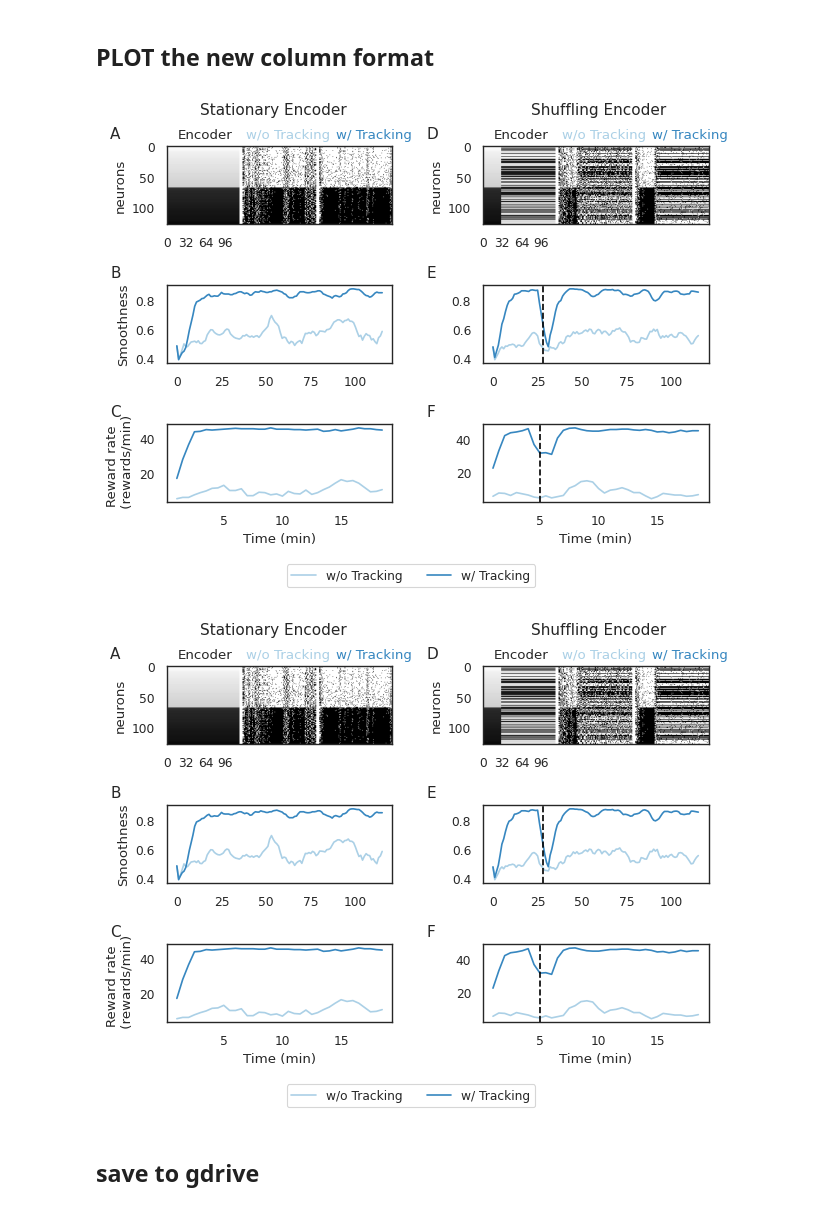
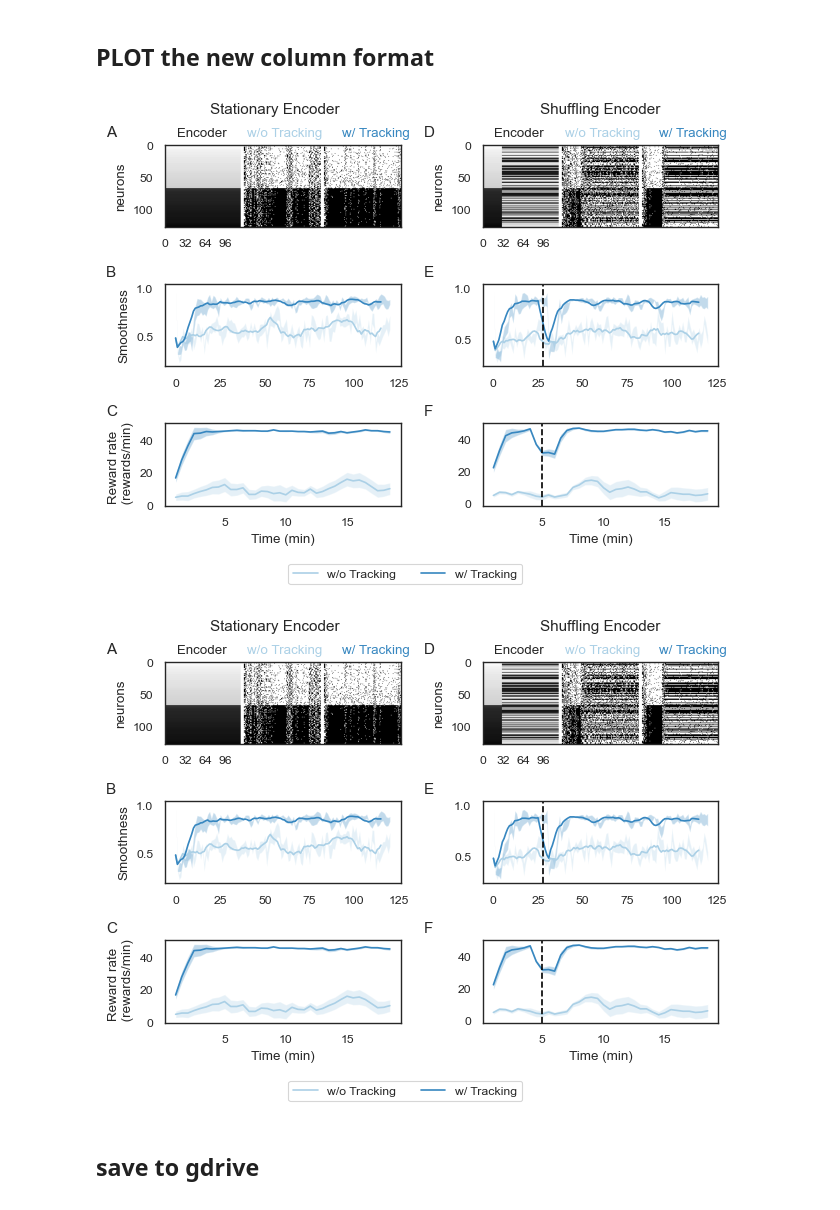
Before and after one commit to sijia66/adaptive_feature_selection, a Jupyter notebook: figure3_lasso_selection/231128_afs_figure3_full_feature_selection_full_lasso_random_seeds.ipynb, the cells around one changed output. Drawn from its saved outputs; the diff is of its cells as text; code cells hidden in the pictures.

Commit message:
add error bars  to the lasso results

```diff
--- a/figure3_lasso_selection/231128_afs_figure3_full_feature_selection_full_lasso_random_seeds.ipynb
+++ b/figure3_lasso_selection/231128_afs_figure3_full_feature_selection_full_lasso_random_seeds.ipynb
@@ -26,6 +26,7 @@ sns.set_style('white')
 
 save_to_gdrive = False # this is done through the gdrive's mapping to the local file system
 gdrive_directory = '/home/aolab/gdrive/Projects/Feature Selection/Figures/'
+error_bar_method = "sem" #  or percentiles
 dpi_value = 300
 # %% [markdown]
 # ideas
@@ -610,8 +671,8 @@ num_batches = encoder_weight_change_stationary.shape[0]
 delta_batch_for_display = 32
 
 # set the color palette for the figure
-sns.set_palette("Blues", n_colors=2)
-colors = sns.palettes.color_palette("Blues", n_colors=2)
+# sns.set_palette("Blues", n_colors=2)
+# colors = sns.palettes.color_palette("Blues", n_colors=2)
 
 # make the figure according to the plan
 summary_figure, summary_axes = subplots_with_labels(3, 2,
@@ -628,6 +689,7 @@ lgd_text = summary_figure.text(0.28, 1, 'Stationary Encoder', ha='center', va='c
 lgd_text2 = summary_figure.text(0.78, 1, 'Shuffling Encoder', ha='center', va='center', fontsize=11)
 
 stationary_shuffling_indices = [[0,1], [2,3]]
+
 
 # top left, is the ground truth for the staionary encoder
 # we don't have that yet
@@ -646,7 +708,7 @@ ax_feat_activity.text(0.35, 1.1, 'w/o Tracking', transform=ax_feat_activity.tran
                       )
 ax_feat_activity.text(0.75, 1.1, 'w/ Tracking', transform=ax_feat_activity.transAxes, color = colors[-1])
 
-
+#################################################################################################
 # then the shuffling encoder case
 summary_axes[0,1].imshow(encoder_weights_features_sets_shuffle, cmap = 'gray',
                                           aspect = 'auto')
@@ -666,39 +728,69 @@ ax_feat_activity.text(0.75, 1.1, 'w/ Tracking', transform=ax_feat_activity.trans
 # two right figures are smoothness and reward rate comparisions
 summary_axes[1,0].plot(smoothness_conds_by_batch_ma[stationary_shuffling_indices[0], :].T,
                        label = legends)
+
+# add the error bars using a for loop
+for i in stationary_shuffling_indices[0]:
+    summary_axes[1,0].fill_between(np.arange(smoothness_conds_by_batch_25.shape[1]),
+                                    smoothness_conds_by_batch_25[i,:].T,
+                                    smoothness_conds_by_batch_75[i,:].T,
+                                    alpha = 0.3)
+
+
 summary_axes[1,1].plot(smoothness_conds_by_batch_ma[stationary_shuffling_indices[1],:].T)
+# add the error bars using a for loop
+for i in stationary_shuffling_indices[1]:
+    summary_axes[1,1].fill_between(np.arange(smoothness_conds_by_batch_25.shape[1]),
+                                    smoothness_conds_by_batch_25[i,:].T,
+                                    smoothness_conds_by_batch_75[i,:].T,
+                                    alpha = 0.3)
+
 
 summary_axes[1,0].set_ylabel('Smoothness')
 
 # add a dotted line to indicate encoder swap
 summary_axes[1,1].axvline(x=28, color='k', linestyle='--')
 
 
 # then the reward rate
 summary_axes[2,0].plot(window_time_stamps / 60,
                        reward_rate_all[stationary_shuffling_indices[0],:].T)
 
+# add the error bars using a for loop
+for i in stationary_shuffling_indices[0]:
+    summary_axes[2,0].fill_between(window_time_stamps / 60,
+                                    reward_rate_all_25[i,:].T,
+                                    reward_rate_all_75[i,:].T,
+                                    alpha = 0.3)
+
 summary_axes[2,1].plot(window_time_stamps / 60,
                           reward_rate_all[stationary_shuffling_indices[1],:].T)
+# add the error bars using a for loop
+for i in stationary_shuffling_indices[1]:
+    summary_axes[2,1].fill_between(window_time_stamps / 60,
+                                    reward_rate_all_25[i,:].T,
+                                    reward_rate_all_75[i,:].T,
+                                    alpha = 0.3)
+
 summary_axes[2,0].set_xlabel('Time (min)')
 summary_axes[2,1].set_xlabel('Time (min)')
 summary_axes[2,0].set_ylabel('Reward rate \n (rewards/min)')
 summary_axes[2,1].set_xlabel('Time (min)')
 
 # add a dotted line to indicate encoder swap
 summary_axes[2,1].axvline(x=5, color='k', linestyle='--')
 
 # put the legend outside of the figure at the center of the bottom
 
 lgd = summary_figure.legend(bbox_to_anchor=(0.3, -.01), ncol = 2,
                          loc=2, borderaxespad=0.)
 summary_figure.subplots_adjust(bottom=0.2)
 
 summary_figure.tight_layout()
 summary_figure
 # %% [output]
-[figure, old version]
+[figure, new version]
-[figure, old version]
+[figure, new version]
 # %% [markdown]
 ## save to gdrive
 # %%
```
Also changed, not shown: parts of 12 cells of this notebook.
